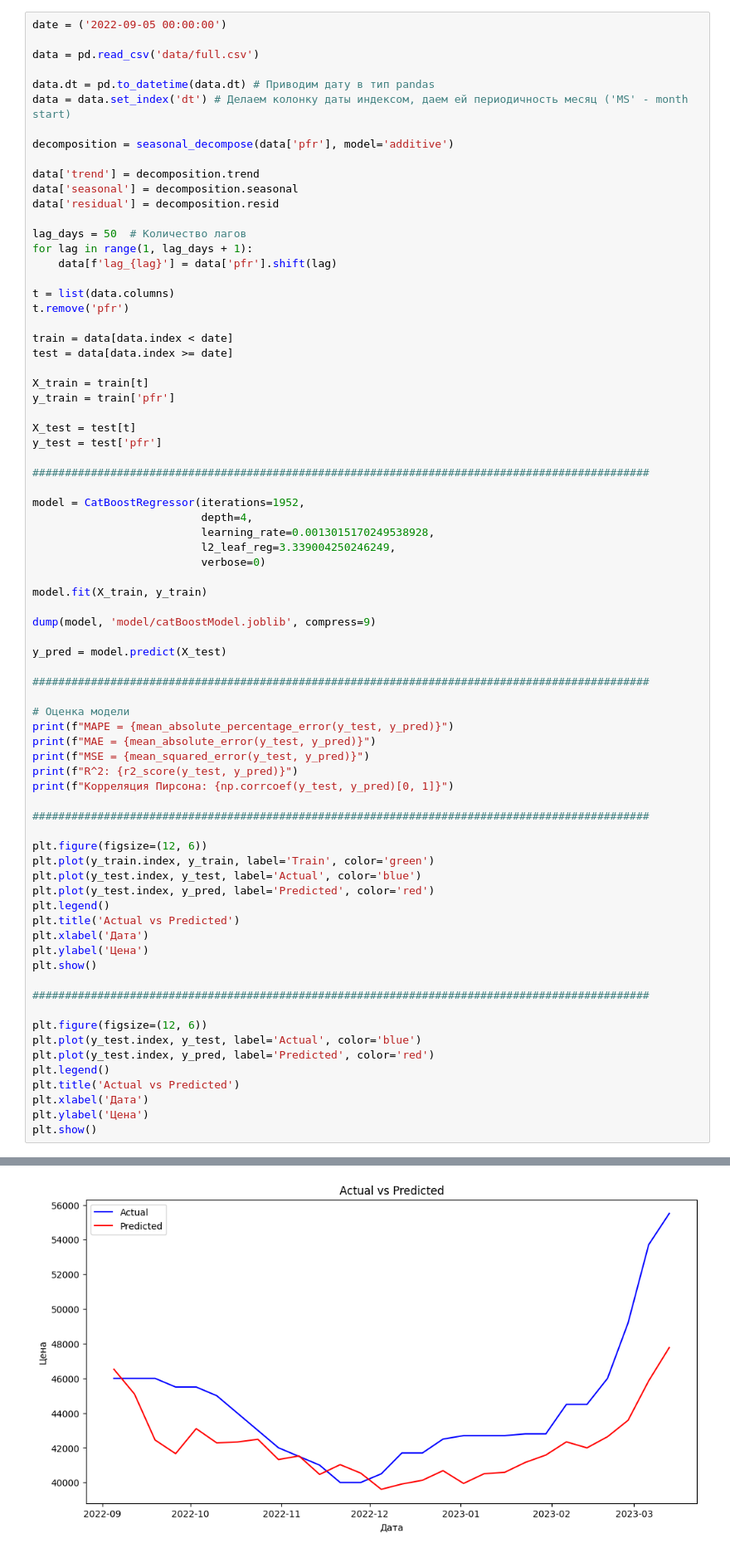
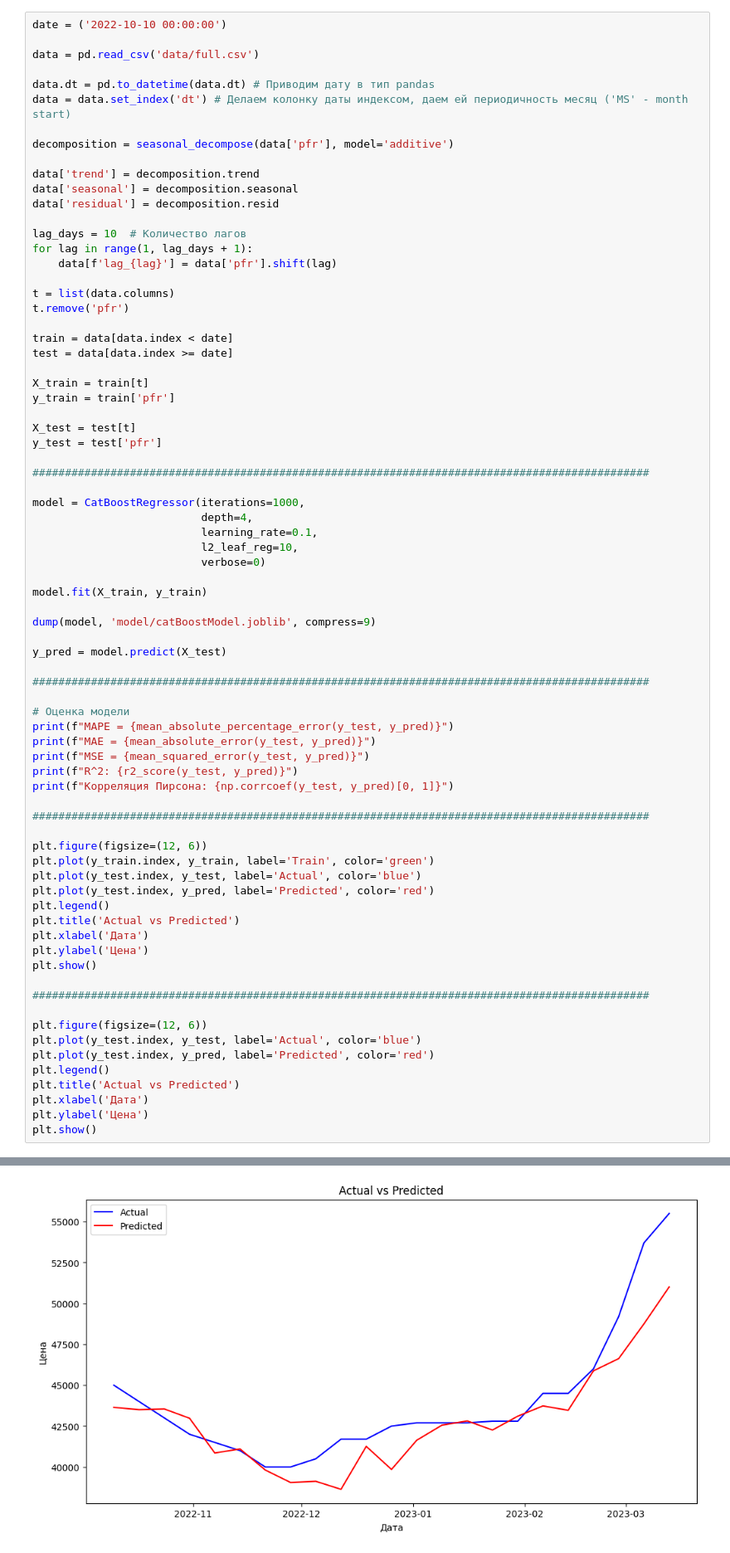
Before and after one commit to Dedushka-Lenin/Intensive_3, a Jupyter notebook: prediction/catboost.ipynb, the cells around one changed output, grey strips where cells are left out. Shown at 83% size. Cells and saved outputs as stored; diff of their text form.

```diff
--- a/prediction/catboost.ipynb
+++ b/prediction/catboost.ipynb
@@ -14,5 +15,5 @@ from statsmodels.tsa.seasonal import seasonal_decompose
 # %%
-date = ('2022-09-05 00:00:00')
+date = ('2022-10-10 00:00:00')
 
 data = pd.read_csv('data/full.csv')
 
@@ -25,7 +26,7 @@ data['trend'] = decomposition.trend
 data['seasonal'] = decomposition.seasonal
 data['residual'] = decomposition.resid
 
-lag_days = 50  # Количество лагов
+lag_days = 10  # Количество лагов
 for lag in range(1, lag_days + 1):
     data[f'lag_{lag}'] = data['pfr'].shift(lag)
 
@@ -43,10 +44,10 @@ y_test = test['pfr']
 
 ###############################################################################################
 
-model = CatBoostRegressor(iterations=1952,
+model = CatBoostRegressor(iterations=1000,
                           depth=4,
-                          learning_rate=0.0013015170249538928,
-                          l2_leaf_reg=3.339004250246249,
+                          learning_rate=0.1,
+                          l2_leaf_reg=10,
                           verbose=0)
 
 model.fit(X_train, y_train)
@@ -96 +97 @@ R^2: 0.2960982682590675
-[figure, old version]
+[figure, new version]
```
Also changed, not shown: parts of 6 cells of this notebook, 47 other files.
